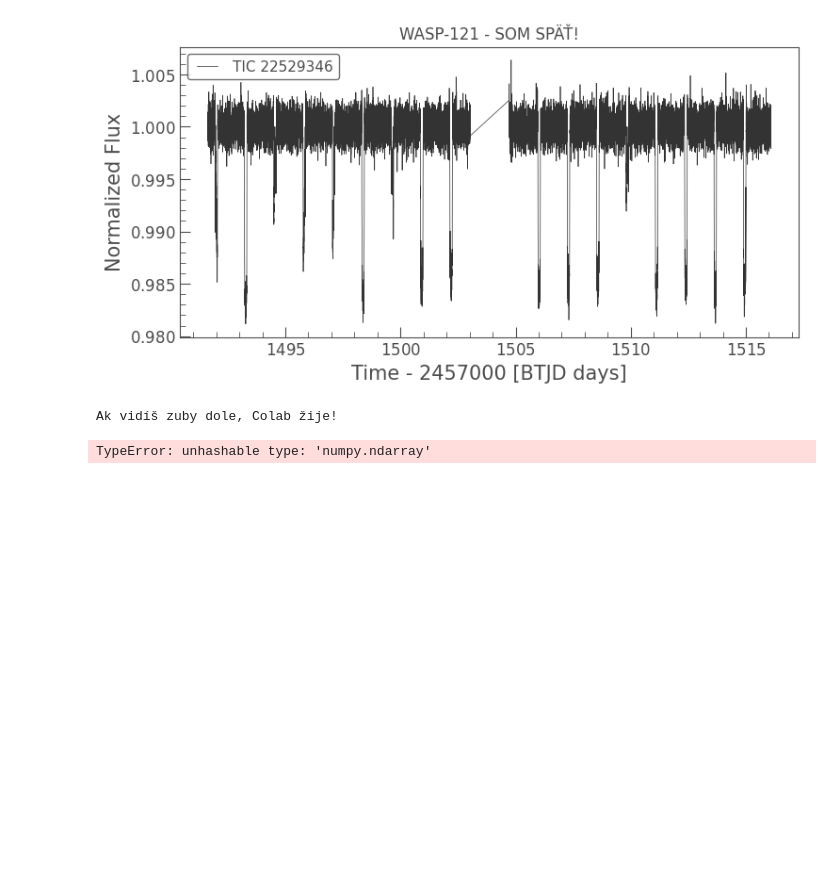
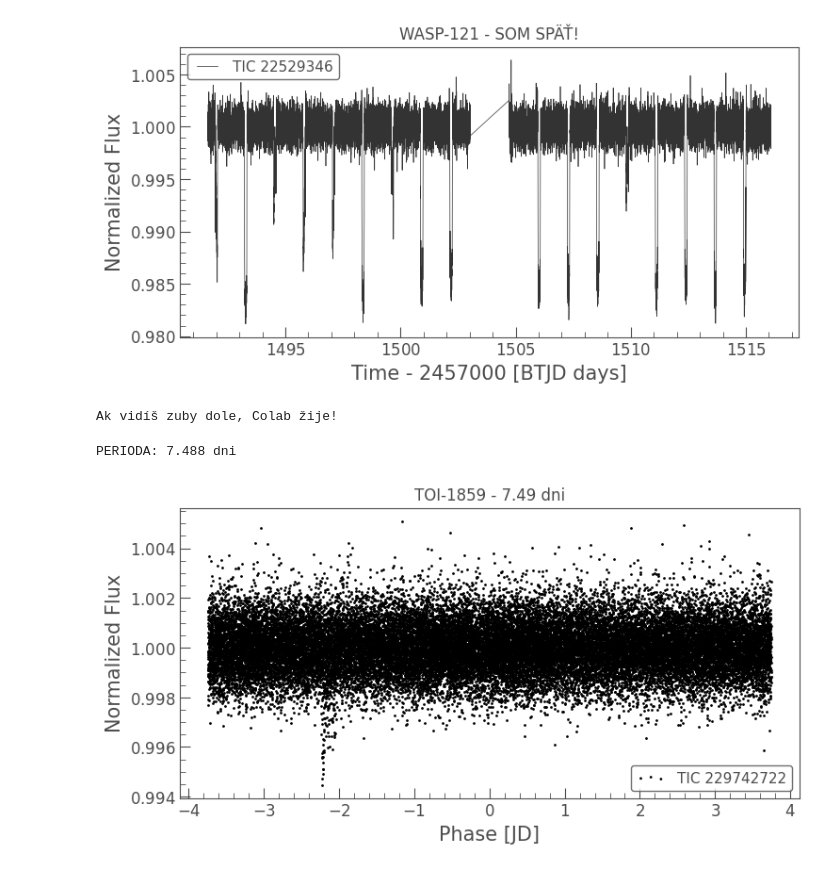
Before and after one commit to scholtesriso-blip/WASP96b-transit-detection, a Jupyter notebook: Untitled2.ipynb, the cells around one changed output. Cells and saved outputs as stored; diff of their text form; code cells hidden in the pictures; blank space fills up the shorter version.

```diff
--- a/Untitled2.ipynb
+++ b/Untitled2.ipynb
@@ -150,29 +150,33 @@ Som späť!
 [figure]
 Ak vidíš zuby dole, Colab žije!
 # %%
+
+!pip install lightkurve -q
 import lightkurve as lk
 import matplotlib.pyplot as plt
 from astropy.timeseries import BoxLeastSquares
+import numpy as np
 
-TARGET = "TOI-1859" # tvoja posledná šanca dnes
-
+TARGET = "TOI-1859"
 search = lk.search_lightcurve(TARGET)
-# beriem len prvé 2, aby to bolo za 10 sekund
 lc1 = search[0].download().remove_nans().flatten(401)
 lc2 = search[1].download().remove_nans().flatten(401)
 lc = lc1.append(lc2)
 
 model = BoxLeastSquares(lc.time.value, lc.flux.value)
-dur = [0.1, 0.2, 0.3]
-res = model.autopower(dur, objective='snr')
-res = res[(res.period > 1) & (res.period < 8)]
-best = res.period[res.power.argmax()]
+res = model.autopower([0.1, 0.2, 0.3], objective='snr')
 
-print(f"NAJDENA PERIODA: {best:.3f} dni")
+# OPRAVA - filtrujeme inak
+mask = (res.period > 1) & (res.period < 8)
+periods_f = res.period[mask]
+power_f = res.power[mask]
+best = periods_f[np.argmax(power_f)]
+
+print(f"PERIODA: {best:.3f} dni")
 
 lc.fold(period=best).scatter(s=4, c='black')
-plt.title(f"{TARGET} - NOVA? {best:.2f} dni")
+plt.title(f"{TARGET} - {best:.2f} dni")
 plt.show()
-print("Ak vidíš U dole - našiel si novú! Ak nie, zajtra dáme ďalšie.")
 # %% [output]
-TypeError: unhashable type: 'numpy.ndarray'
+PERIODA: 7.488 dni
+[figure, added]
```
